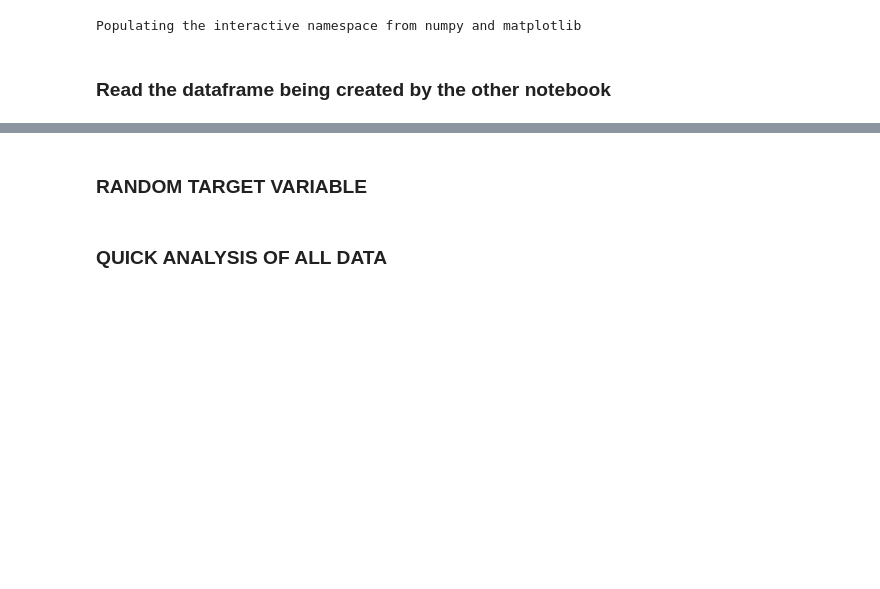
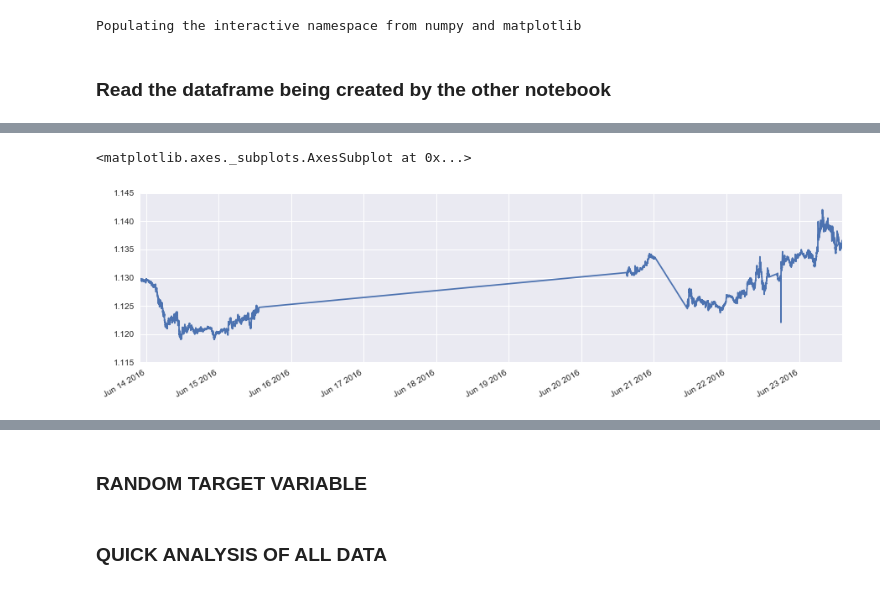
Before and after one commit to eusoubrasileiro/geonumerics, a Jupyter notebook: ipython_notebooks/Forex Test 7 - System of Prediction Analysis.ipynb, the cells around one changed output, grey strips where cells are left out. Drawn from its saved outputs; the diff is of its cells as text; code cells hidden in the pictures; blank space fills up the shorter version.

```diff
--- a/ipython_notebooks/Forex Test 7 - System of Prediction Analysis.ipynb
+++ b/ipython_notebooks/Forex Test 7 - System of Prediction Analysis.ipynb
@@ -24,0 +29,5 @@ Populating the interactive namespace from numpy and matplotlib
+# %%
+dfdata['EUR/USD'].plot(figsize=(15,4))
+# %% [output]
+<matplotlib.axes._subplots.AxesSubplot at 0x...>
+[figure, added]
```
Also changed, not shown: parts of 55 cells of this notebook, 5 other files.
